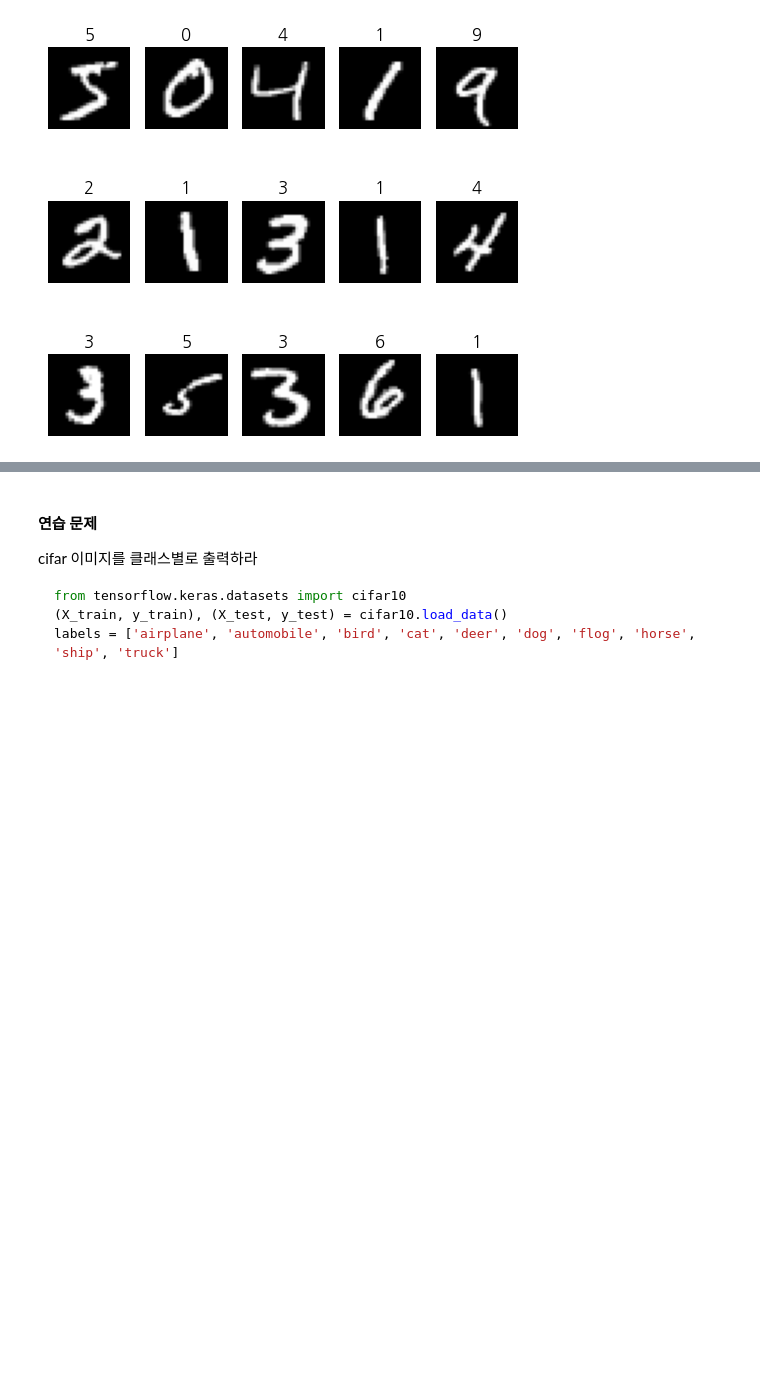
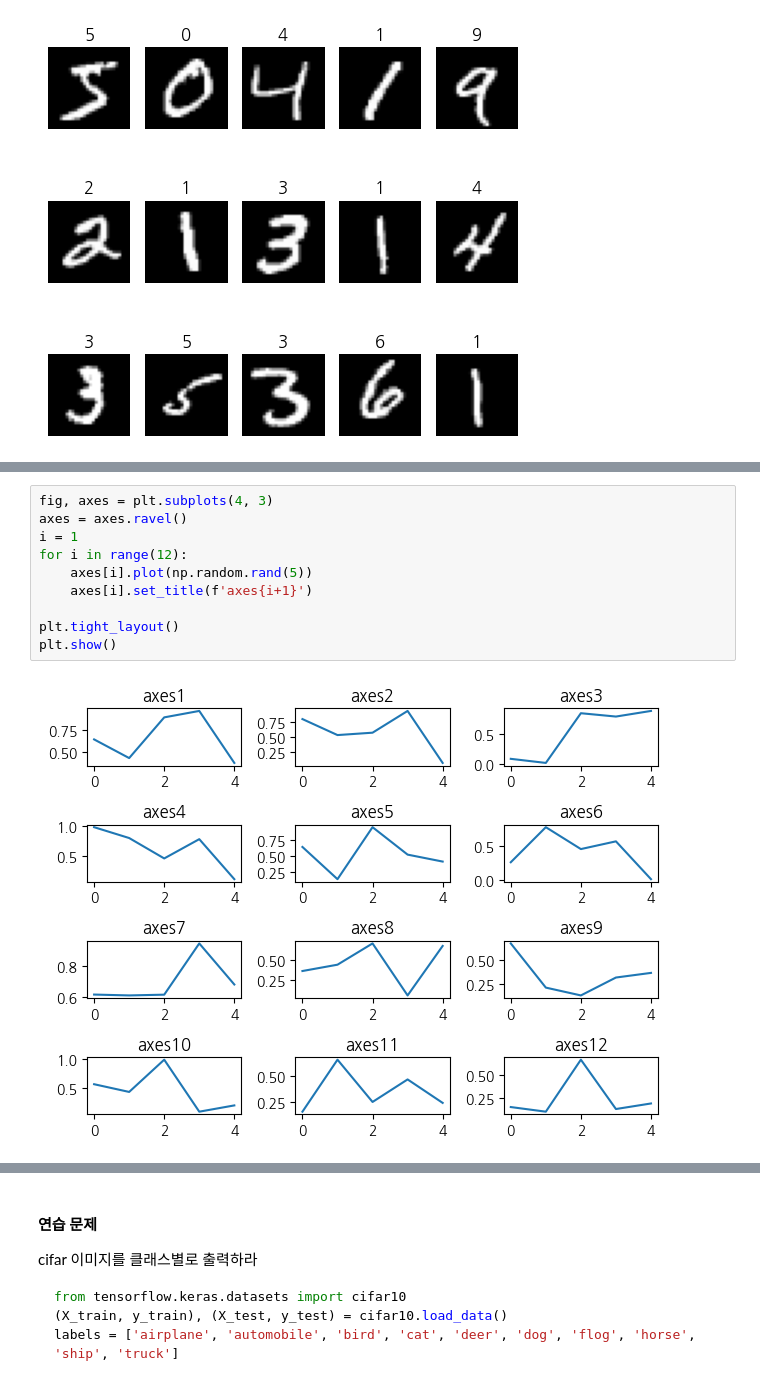
Before and after one commit to hana-K-918/wassup3, a Jupyter notebook: 04_Data_Visualization/01_시각화 패키지 맷플롯리브 소개.ipynb, the cells around one changed output, grey strips where cells are left out. Drawn from its saved outputs; the diff is of its cells as text; blank space fills up the shorter version.

```diff
--- a/04_Data_Visualization/01_시각화 패키지 맷플롯리브 소개.ipynb
+++ b/04_Data_Visualization/01_시각화 패키지 맷플롯리브 소개.ipynb
@@ -1282,0 +1301,12 @@ plot_mnist_images(X_train, y_train, 3, 5)
+# %%
+fig, axes = plt.subplots(4, 3)
+axes = axes.ravel()
+i = 1
+for i in range(12):
+    axes[i].plot(np.random.rand(5))
+    axes[i].set_title(f'axes{i+1}')
+
+plt.tight_layout()
+plt.show()
+# %% [output]
+[figure, added]
```
Also changed, not shown: parts of 33 cells of this notebook, 6 other files.
